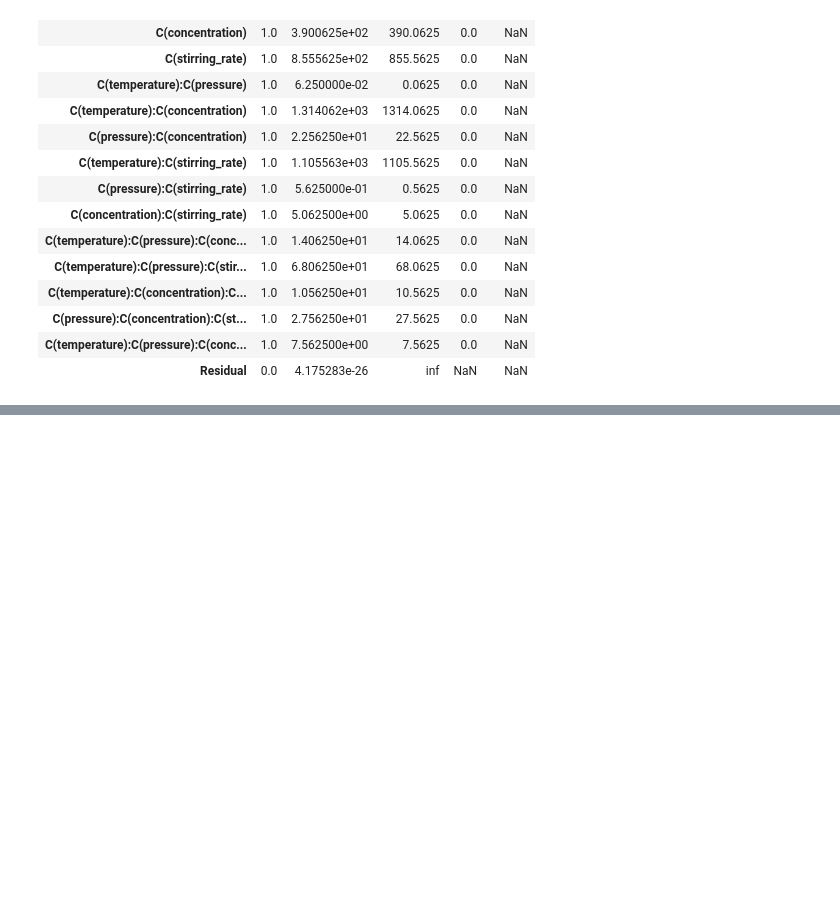
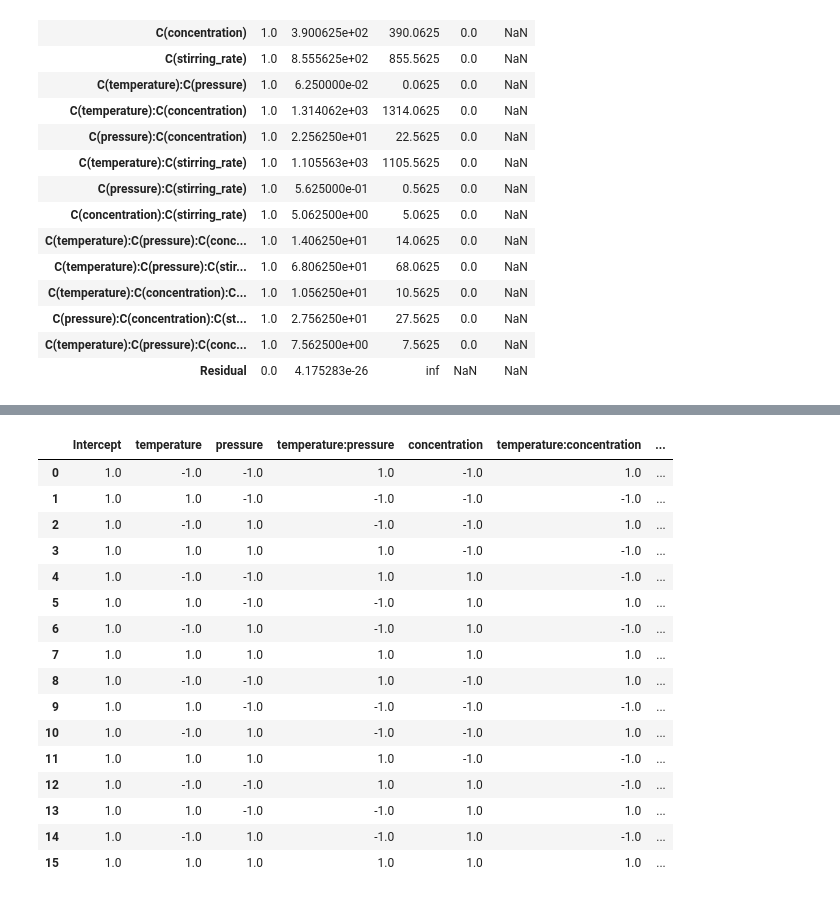
Before and after one commit to fursew05/DOE, a Jupyter notebook: 실험계획법_6장.ipynb, the cells around one changed output, grey strips where cells are left out. Drawn from its saved outputs; the diff is of its cells as text; code cells hidden in the pictures; blank space fills up the shorter version.

```diff
--- a/실험계획법_6장.ipynb
+++ b/실험계획법_6장.ipynb
@@ -100,14 +100,18 @@ $L = x_{1}+x_{2}+x_{3}$의 홀수/짝수 여부에 따라 블록 배치, 이때
 - 가장 고차원의 교호작용은 설명도 어려우며 효과가 미미한 경우가 많기 때문에 interaction effect를 블록으로 처리하게 된다.
 # %%
 # 예시
+import pandas as pd
+from statsmodels.formula.api import ols
+from statsmodels.stats.anova import anova_lm
+
 df = pd.DataFrame(
     {"temperature" : ["-","+","-","+","-","+","-","+","-","+","-","+","-","+","-","+"],
      "pressure" : ["-","-","+","+","-","-","+","+","-","-","+","+","-","-","+","+"],
      "concentration" : ["-","-","-","-","+","+","+","+","-","-","-","-","+","+","+","+"],
      "stirring_rate" : ["-","-","-","-","-","-","-","-","+","+","+","+","+","+","+","+"],
+     'block' : ['+','-','-','+','-','+','+','-','-','-','+','-','+','-','-','+'],
      "filteration_rate" : [45,71,48,65,68,60,80,65,43,100,45,104,75,86,70,96]}
 )
-
 model = ols("filteration_rate ~ C(temperature)*C(pressure)*C(concentration)*C(stirring_rate)",data=df).fit()
 anova_table = anova_lm(model)
 anova_table
@@ -133,0 +142,29 @@ anova_table
+# %%
+# model matrix 생성
+import numpy as np
+cols = ['temperature','pressure','concentration','stirring_rate']
+for col in cols:
+  df[col] = df[col].map(lambda x: -1 if x=='-' else 1)
+
+model = ols('filteration_rate ~ temperature*pressure*concentration*stirring_rate',data=df)
+design_matrix = model.exog
+design_matrix_sm_df = pd.DataFrame(design_matrix, columns=model.exog_names)
+design_matrix_sm_df
+# %% [output]
+|  | Intercept | temperature | pressure | temperature:pressure | concentration | temperature:concentration | ... |
+| 0 | 1.0 | -1.0 | -1.0 | 1.0 | -1.0 | 1.0 | ... |
+| 1 | 1.0 | 1.0 | -1.0 | -1.0 | -1.0 | -1.0 | ... |
+| 2 | 1.0 | -1.0 | 1.0 | -1.0 | -1.0 | 1.0 | ... |
+| 3 | 1.0 | 1.0 | 1.0 | 1.0 | -1.0 | -1.0 | ... |
+| 4 | 1.0 | -1.0 | -1.0 | 1.0 | 1.0 | -1.0 | ... |
+| 5 | 1.0 | 1.0 | -1.0 | -1.0 | 1.0 | 1.0 | ... |
+| 6 | 1.0 | -1.0 | 1.0 | -1.0 | 1.0 | -1.0 | ... |
+| 7 | 1.0 | 1.0 | 1.0 | 1.0 | 1.0 | 1.0 | ... |
+| 8 | 1.0 | -1.0 | -1.0 | 1.0 | -1.0 | 1.0 | ... |
+| 9 | 1.0 | 1.0 | -1.0 | -1.0 | -1.0 | -1.0 | ... |
+| 10 | 1.0 | -1.0 | 1.0 | -1.0 | -1.0 | 1.0 | ... |
+| 11 | 1.0 | 1.0 | 1.0 | 1.0 | -1.0 | -1.0 | ... |
+| 12 | 1.0 | -1.0 | -1.0 | 1.0 | 1.0 | -1.0 | ... |
+| 13 | 1.0 | 1.0 | -1.0 | -1.0 | 1.0 | 1.0 | ... |
+| 14 | 1.0 | -1.0 | 1.0 | -1.0 | 1.0 | -1.0 | ... |
+| 15 | 1.0 | 1.0 | 1.0 | 1.0 | 1.0 | 1.0 | ... |
```
Also changed, not shown: parts of 6 cells of this notebook.
